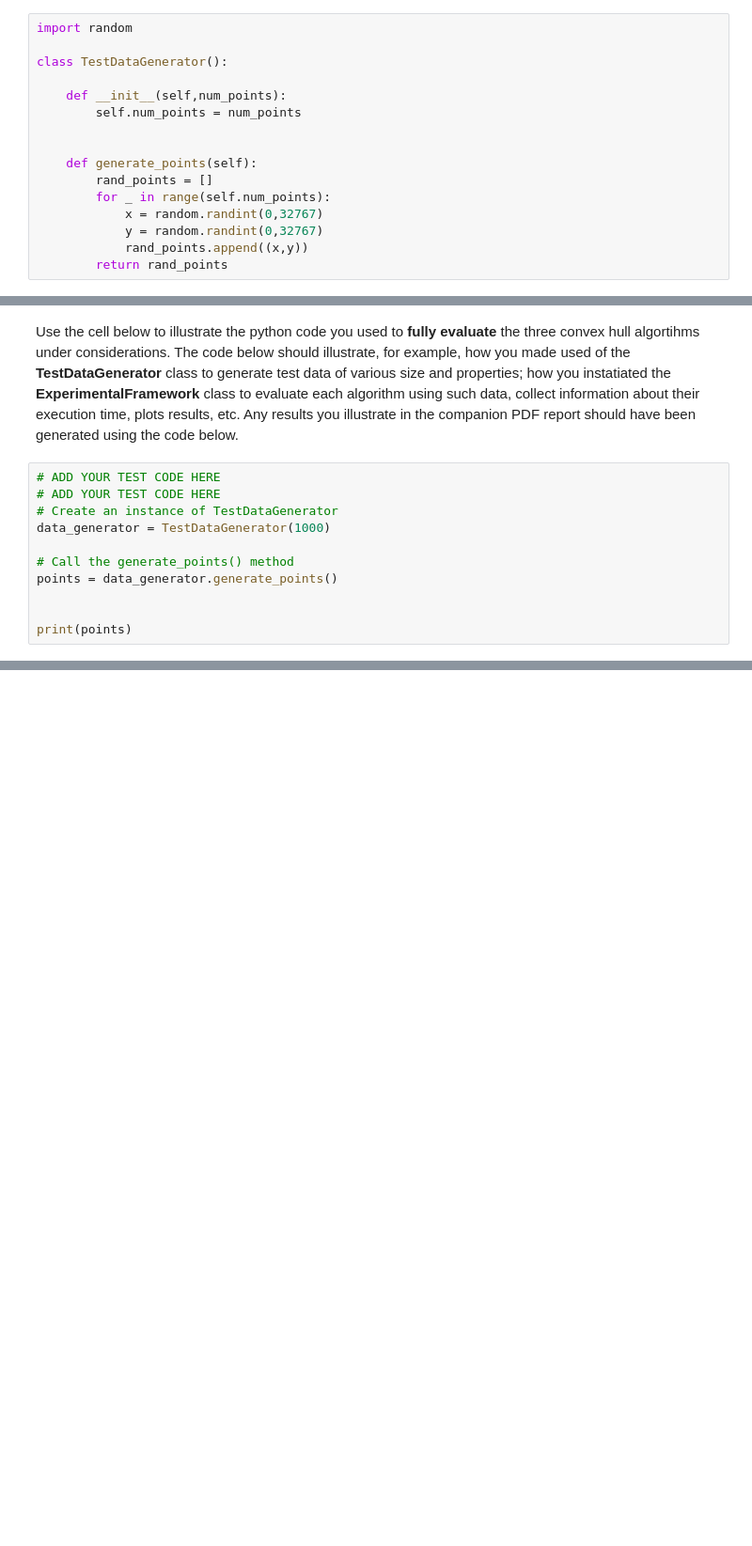
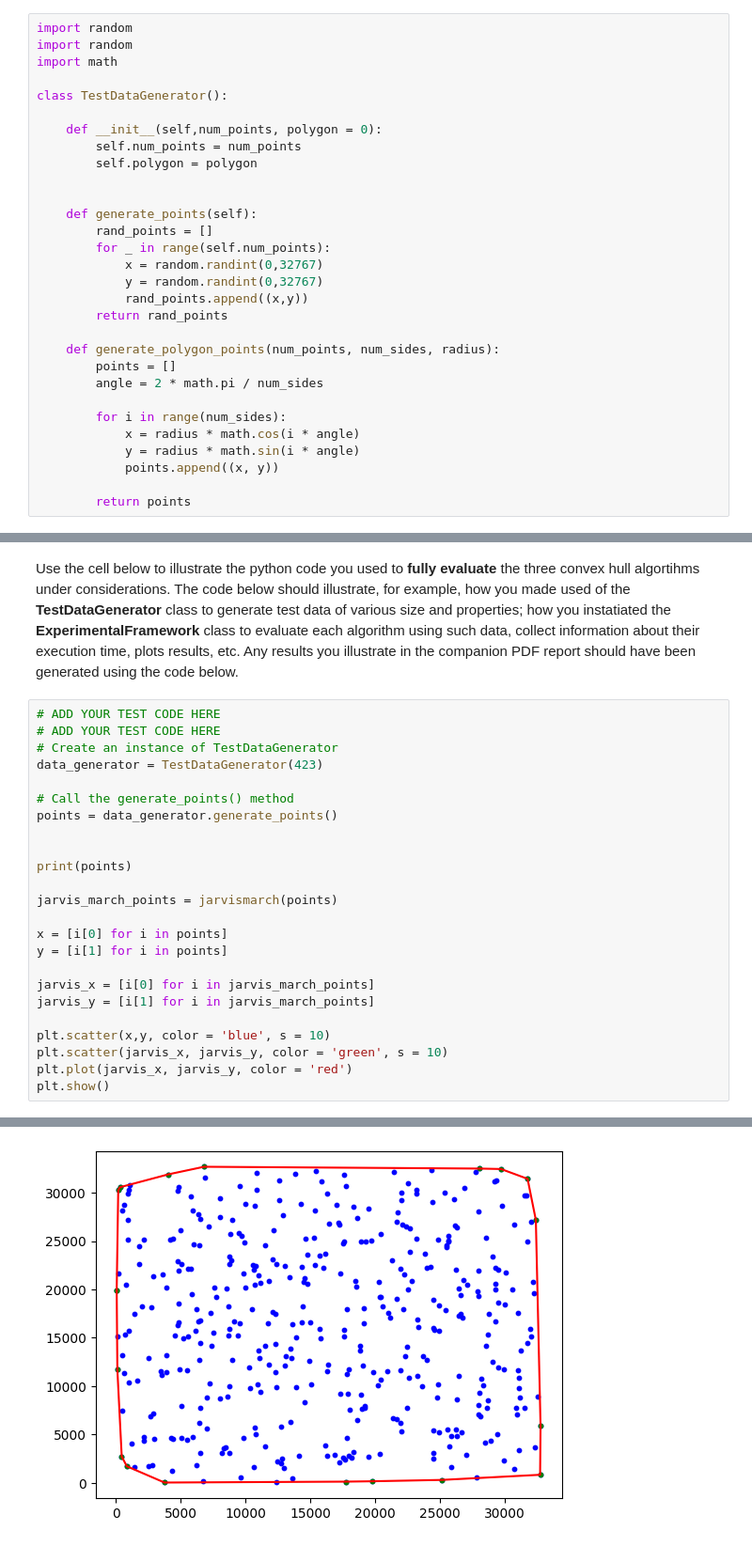
Before and after one commit to Declan-Loo/COMP0005-Grp30, a Jupyter notebook: grp-030-0005code.ipynb, the cells around one changed output, grey strips where cells are left out. Shown at 94% size. Cells and saved outputs as stored; diff of their text form; blank space fills up the shorter version.

```diff
--- a/grp-030-0005code.ipynb
+++ b/grp-030-0005code.ipynb
@@ -159,11 +159,14 @@ def chen(inputSet):
 Use the cell below to implement the **synthetic data generator** needed by your experimental framework (including any auxiliary data structures and functions you might need - be mindful of code readability and reusability).
 # %%
 import random
+import random
+import math
 
 class TestDataGenerator():
 
-    def __init__(self,num_points):
+    def __init__(self,num_points, polygon = 0):
         self.num_points = num_points
+        self.polygon = polygon
 
 
     def generate_points(self):
@@ -173,6 +176,17 @@ class TestDataGenerator():
             y = random.randint(0,32767)
             rand_points.append((x,y))
         return rand_points
+
+    def generate_polygon_points(num_points, num_sides, radius):
+        points = []
+        angle = 2 * math.pi / num_sides
+
+        for i in range(num_sides):
+            x = radius * math.cos(i * angle)
+            y = radius * math.sin(i * angle)
+            points.append((x, y))
+
+        return points
 # %% [markdown]
 Use the cell below to implement the requested **experimental framework** API.
 # %%
@@ -207,10 +221,24 @@ Use the cell below to illustrate the python code you used to **fully evaluate**
 # ADD YOUR TEST CODE HERE
 # ADD YOUR TEST CODE HERE
 # Create an instance of TestDataGenerator
-data_generator = TestDataGenerator(1000)
+data_generator = TestDataGenerator(423)
 
 # Call the generate_points() method
 points = data_generator.generate_points()
 
 
 print(points)
+
+jarvis_march_points = jarvismarch(points)
+
+x = [i[0] for i in points]
+y = [i[1] for i in points]
+
+jarvis_x = [i[0] for i in jarvis_march_points]
+jarvis_y = [i[1] for i in jarvis_march_points]
+
+plt.scatter(x,y, color = 'blue', s = 10)
+plt.scatter(jarvis_x, jarvis_y, color = 'green', s = 10)
+plt.plot(jarvis_x, jarvis_y, color = 'red')
+plt.show()
+# %% [output]
@@ -216,0 +246 @@ print(points)
+[figure, added]
```
Also changed, not shown: parts of 5 cells of this notebook.
